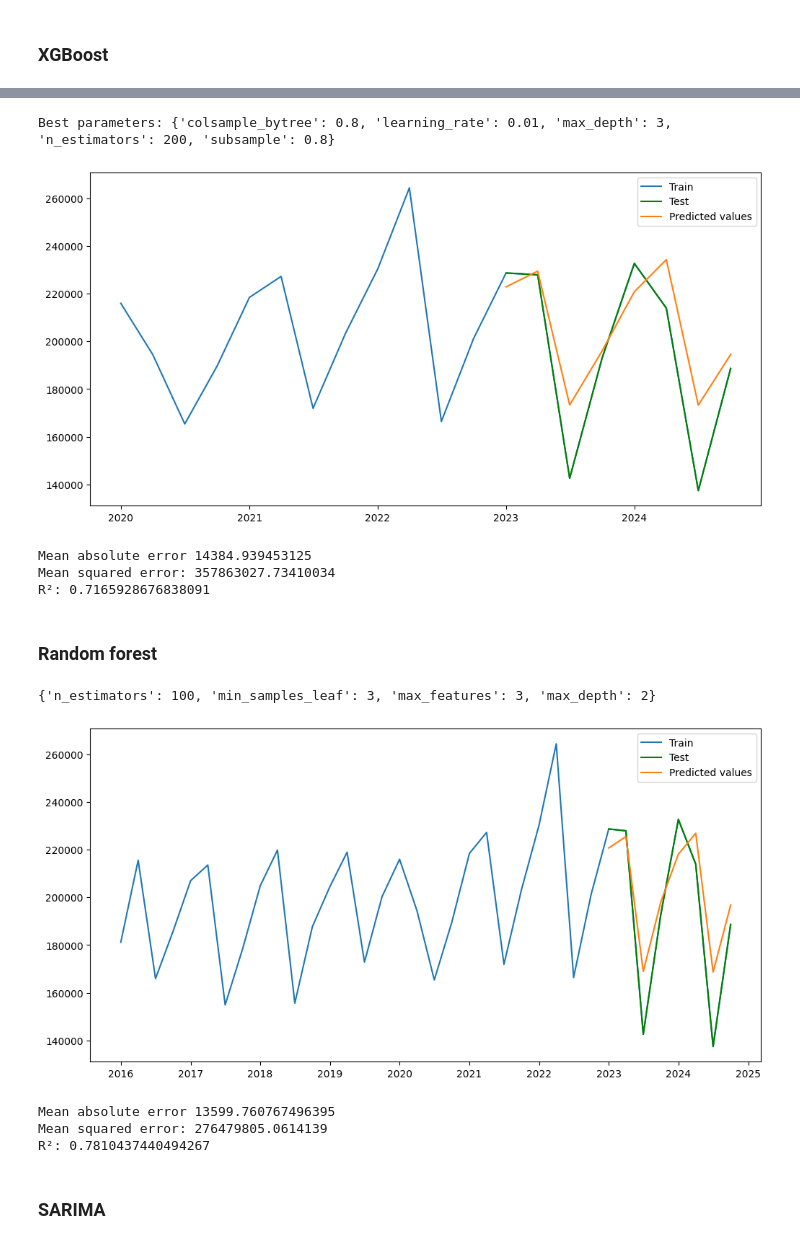
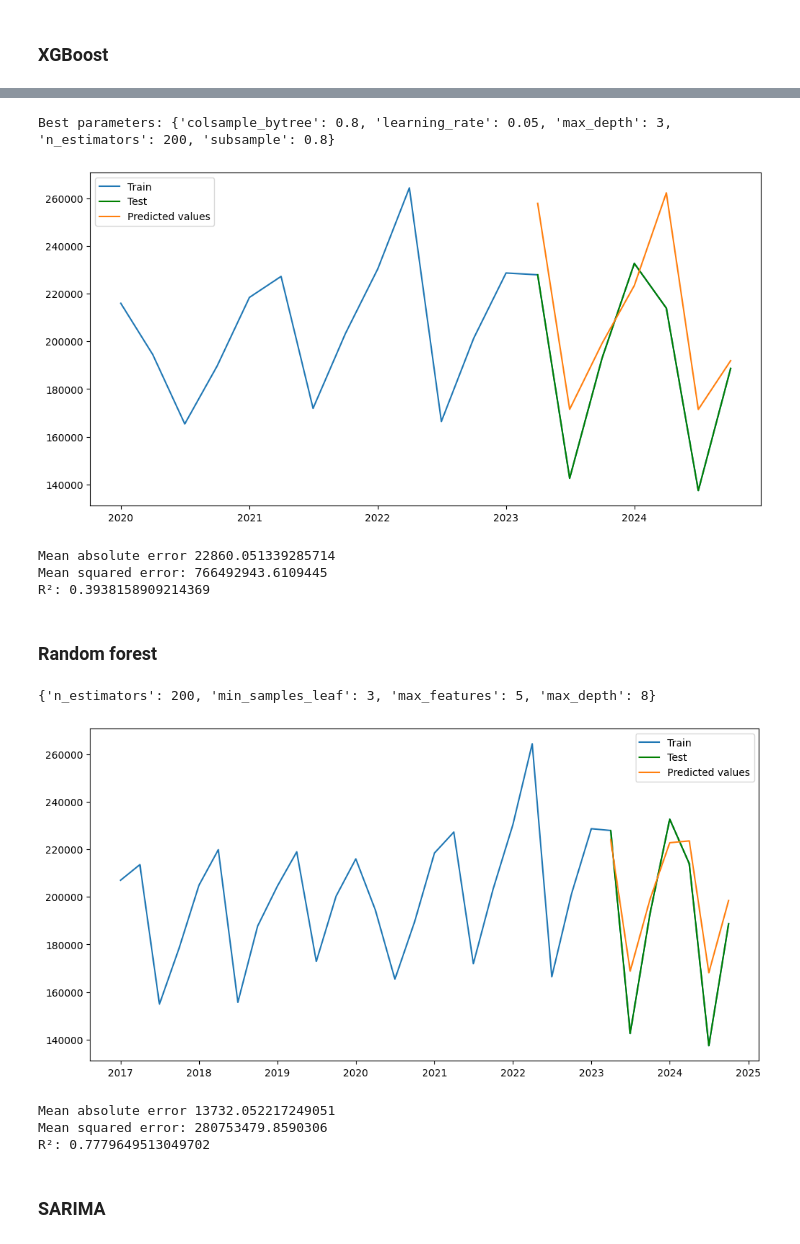
Before and after one commit to wwielakowska/in-ynierka, a Jupyter notebook: crime_code.ipynb, the cells around one changed output, grey strips where cells are left out. Saved outputs shown, nothing was run; the diff lists cells and outputs as text; code cells hidden in the pictures.

```diff
--- a/crime_code.ipynb
+++ b/crime_code.ipynb
@@ -1115,5 +1112,7 @@ df_xgb['lag_1'] = df_xgb['Liczba'].shift(1)
 df_xgb['lag_2'] = df_xgb['Liczba'].shift(2)
 df_xgb['lag_3'] = df_xgb['Liczba'].shift(3)
 df_xgb['lag_4'] = df_xgb['Liczba'].shift(4)
-df_xgb.dropna()
+df_xgb['Liczba_roll4'] = df_xgb['Liczba'].shift(1).rolling(4).mean()
+df_xgb = df_xgb.dropna()
+df_xgb.head(5)
 # %% [output]
@@ -1157,17 +1145,18 @@ param_grid = {
 grid = GridSearchCV(
     estimator=xg,
     param_grid=param_grid,
-    cv=3,
+    cv=5,
+    scoring='neg_mean_absolute_error',
+    n_jobs=-1
 )
 
 grid.fit(X_train, y_train)
 print("Best parameters:", grid.best_params_)
 # %% [output]
-Best parameters: {'colsample_bytree': 0.8, 'learning_rate': 0.01, 'max_depth': 3, 'n_estimators': 200, 'subsample': 0.8}
+Best parameters: {'colsample_bytree': 0.8, 'learning_rate': 0.05, 'max_depth': 3, 'n_estimators': 200, 'subsample': 0.8}
 # %%
-xg = XGBRegressor(random_state= 7312,n_estimators=200, max_depth=3, learning_rate=0.01, subsample=0.8, colsample_bytree=0.8)
-xg.fit(X_train, y_train)
-forecast_xg = xg.predict(X_test)
+best_model = grid.best_estimator_
+forecast_xg = best_model.predict(X_test)
 
 
 plt.figure(figsize=(12,6))
@@ -1185,10 +1174,10 @@ print("Mean absolute error",mae)
 print("Mean squared error:",mse)
 print("R²:",r_squared)
 # %% [output]
-[figure, old version]
+[figure, new version]
-Mean absolute error 14384.939453125
-Mean squared error: 357863027.73410034
-R²: 0.7165928676838091
+Mean absolute error 22860.051339285714
+Mean squared error: 766492943.6109445
+R²: 0.3938158909214369
 # %% [markdown]
 ### Random forest
 # %%
@@ -1200,37 +1189,45 @@ param_grid = {'n_estimators': [100,200],
               'max_features':[3,5]
               }
 
-rf_rscv = RandomizedSearchCV(rf, param_grid, n_iter=100, cv=5)
+rf_rscv = RandomizedSearchCV(
+    rf,
+    param_grid,
+    n_iter=100,
+    cv=5,
+    scoring='neg_mean_absolute_error',
+    n_jobs=-1,
+    random_state=1911
+)
+
 rf_rscv.fit(X_train, y_train)
 
 rf_rscv.best_params_
 # %% [output]
-{'n_estimators': 100, 'min_samples_leaf': 3, 'max_features': 3, 'max_depth': 2}
+{'n_estimators': 200, 'min_samples_leaf': 3, 'max_features': 5, 'max_depth': 8}
 # %%
-rf = RandomForestRegressor(n_estimators=100, min_samples_leaf=3, max_features=3, max_depth=8)
+best_model = rf_rscv.best_estimator_
+y_pred = best_model.predict(X_test)
 
-rf.fit(X_train, y_train)
-y_pred = rf.predict(X_test)
 
 plt.figure(figsize=(12,6))
 plt.plot(df_xgb.index, df_xgb['Liczba'], label='Train')
 plt.plot(y_test.index, y_test, label='Test', color='green')
 plt.plot(y_test.index, y_pred, label='Predicted values')
 plt.legend()
 plt.show()
 
 mae = mean_absolute_error(y_test,y_pred)
 mse = mean_squared_error(y_test, y_pred)
 r_squared = r2_score(y_test, y_pred)
 
 print("Mean absolute error",mae)
 print("Mean squared error:",mse)
 print("R²:",r_squared)
 # %% [output]
-[figure, old version]
+[figure, new version]
-Mean absolute error 13599.760767496395
-Mean squared error: 276479805.0614139
-R²: 0.7810437440494267
+Mean absolute error 13732.052217249051
+Mean squared error: 280753479.8590306
+R²: 0.7779649513049702
 # %% [markdown]
 ### SARIMA
 # %%
```
Also changed, not shown: parts of 66 cells of this notebook, 18 other files.
